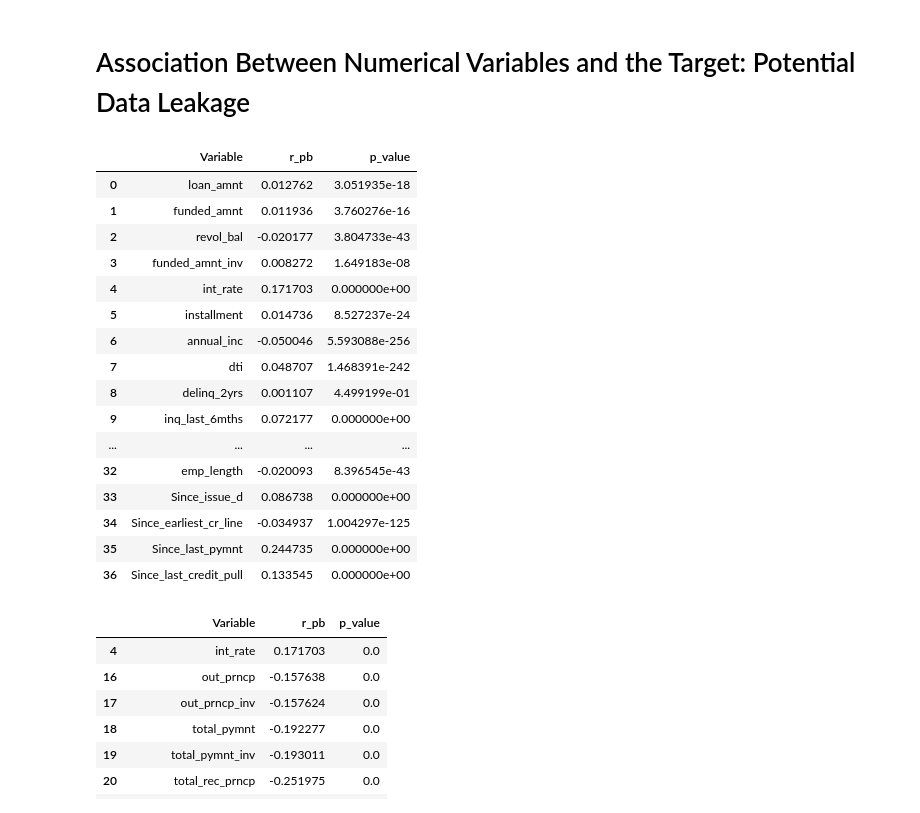
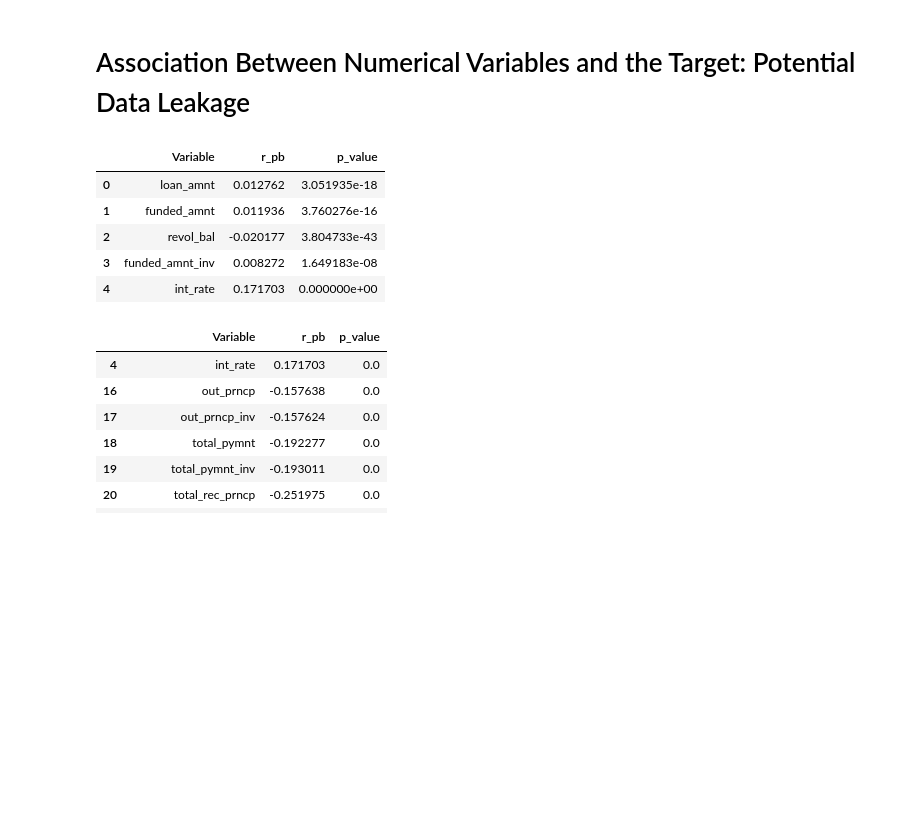
Before and after one commit to MYOUSSF/CreditRisk, a Jupyter notebook: Probability_of_Default_Modelling.ipynb, the cells around one changed output. Cells and saved outputs as stored; diff of their text form; code cells hidden in the pictures; blank space fills up the shorter version.

```diff
--- a/Probability_of_Default_Modelling.ipynb
+++ b/Probability_of_Default_Modelling.ipynb
@@ -876,32 +878,21 @@ df.drop(columns=['grade', 'zip_code'], inplace=True)
 # %%
 from scipy.stats import pointbiserialr
 
 results = []
 
 for col in df.select_dtypes('float').columns:
     r_pb, p_value = pointbiserialr(df['default'], df[col])
     results.append({'Variable': col, 'r_pb': r_pb, 'p_value': p_value})
 
 biserials = pd.DataFrame(results)
-biserials
+biserials.head(5)
 # %% [output]
 |  | Variable | r_pb | p_value |
 | 0 | loan_amnt | 0.012762 | 3.051935e-18 |
 | 1 | funded_amnt | 0.011936 | 3.760276e-16 |
 | 2 | revol_bal | -0.020177 | 3.804733e-43 |
 | 3 | funded_amnt_inv | 0.008272 | 1.649183e-08 |
 | 4 | int_rate | 0.171703 | 0.000000e+00 |
-| 5 | installment | 0.014736 | 8.527237e-24 |
-| 6 | annual_inc | -0.050046 | 5.593088e-256 |
-| 7 | dti | 0.048707 | 1.468391e-242 |
-| 8 | delinq_2yrs | 0.001107 | 4.499199e-01 |
-| 9 | inq_last_6mths | 0.072177 | 0.000000e+00 |
-| ... | ... | ... | ... |
-| 32 | emp_length | -0.020093 | 8.396545e-43 |
-| 33 | Since_issue_d | 0.086738 | 0.000000e+00 |
-| 34 | Since_earliest_cr_line | -0.034937 | 1.004297e-125 |
-| 35 | Since_last_pymnt | 0.244735 | 0.000000e+00 |
-| 36 | Since_last_credit_pull | 0.133545 | 0.000000e+00 |
 # %%
 biserials[biserials['r_pb'].abs()>0.1]
 # %% [output]
```
Also changed, not shown: parts of 11 cells of this notebook.
